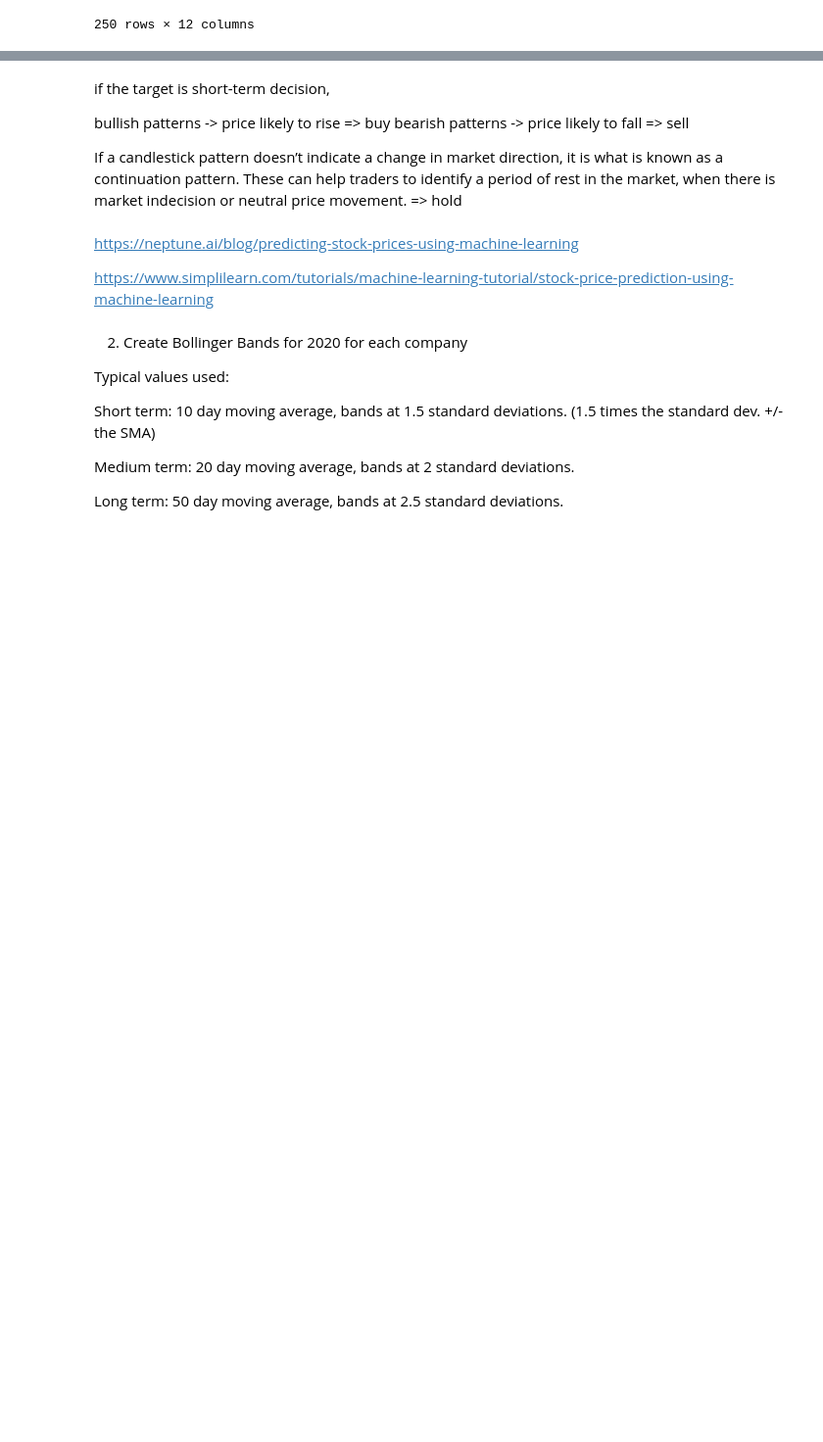
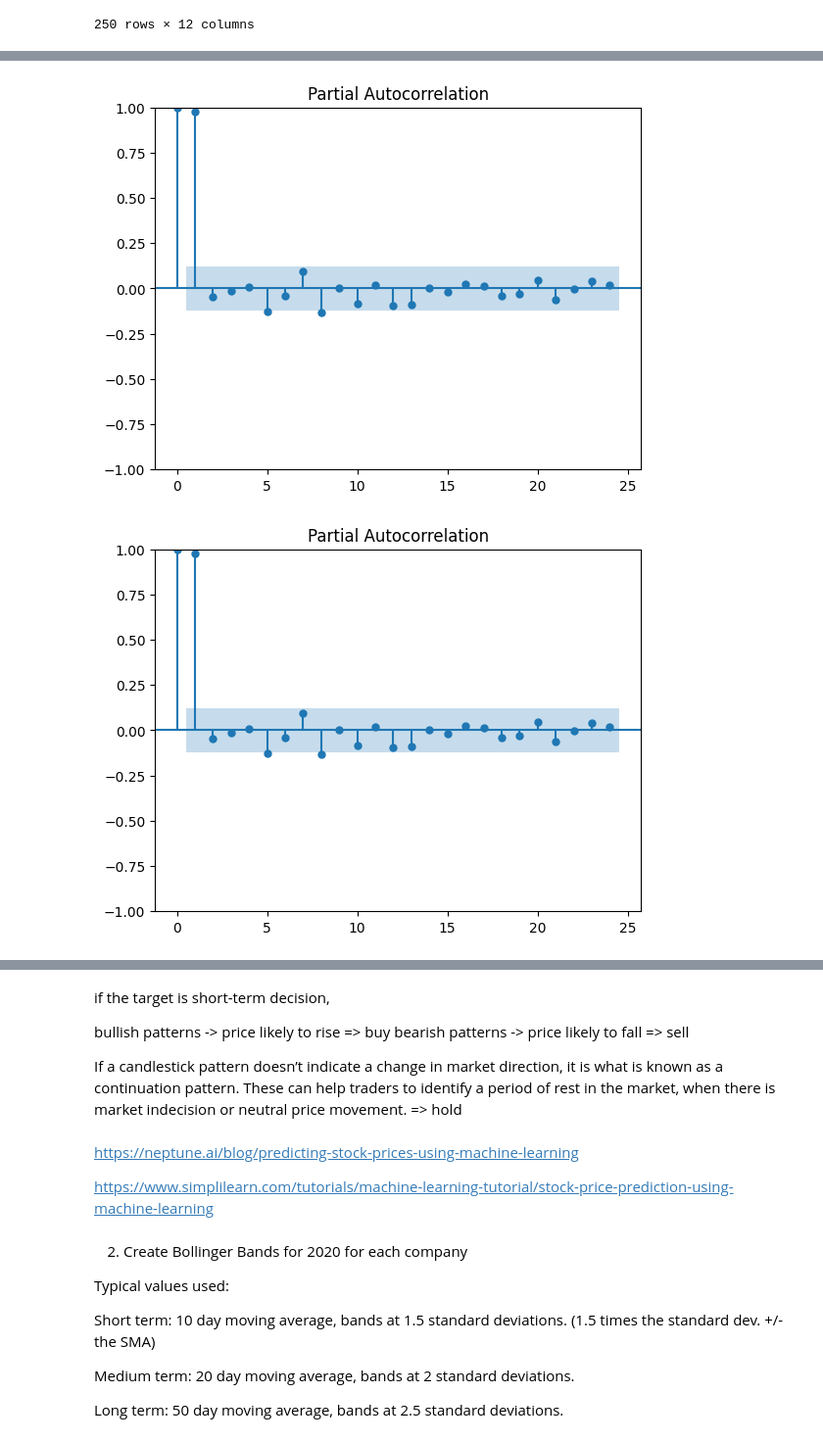
Before and after one commit to henryhyunwookim/ValueInvestor, a Jupyter notebook: ValueInvestor.ipynb, the cells around one changed output, grey strips where cells are left out. Shown at 98% size. Cells and saved outputs as stored; diff of their text form; code cells hidden in the pictures; blank space fills up the shorter version.

```diff
--- a/ValueInvestor.ipynb
+++ b/ValueInvestor.ipynb
@@ -143,3 +175,9 @@ train_df_1
+# %%
+from statsmodels.graphics.tsaplots import plot_pacf
+plot_pacf(train_df_1['Close'])
+# %% [output]
+[figure, added]
+[figure, added]
 # %% [markdown]
 1. feature engineering
 - add weekly/monthly/quarterly rolling average (or simple moving average; SMA), EMA (exponential MA),
```
Also changed, not shown: parts of 16 cells of this notebook.
